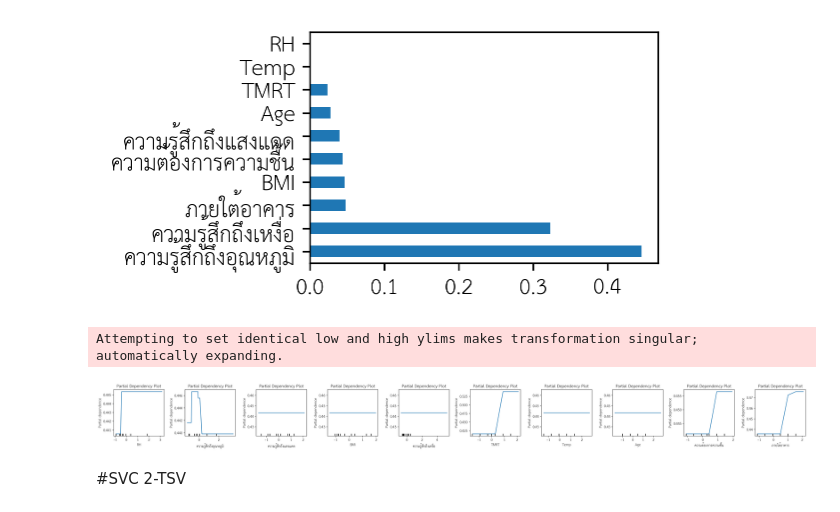
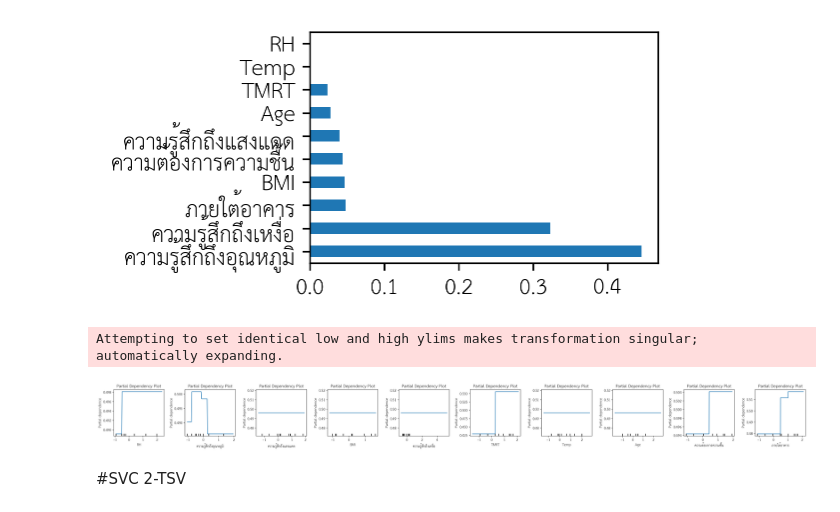
Before and after one commit to Thipwadee/Project2, a Jupyter notebook: 2_TSV_Clf_Models_Explained.ipynb, the cells around one changed output. Cells and saved outputs as stored; diff of their text form; code cells hidden in the pictures.

```diff
--- a/2_TSV_Clf_Models_Explained.ipynb
+++ b/2_TSV_Clf_Models_Explained.ipynb
@@ -376,7 +396,7 @@ fig, axs = plt.subplots(nrows=1, ncols=n_cols, figsize=(n_cols * 3, 3))  # ป
 for i, bf in enumerate(base_features):
     PartialDependenceDisplay.from_estimator(
         result,
-        X_train_scaled,
+        X_train_res,
         features=[bf],
         feature_names=base_features,
         ax=axs[i]  # ใช้ axis ที่ i
@@ -449,7 +469,7 @@ fig, axs = plt.subplots(nrows=1, ncols=n_cols, figsize=(n_cols * 3, 3))  # ป
 for i, bf in enumerate(base_features):
     PartialDependenceDisplay.from_estimator(
         result,
-        X_train_scaled,
+        X_train_res,
         features=[bf],
         feature_names=base_features,
         ax=axs[i]  # ใช้ axis ที่ i
@@ -527,23 +547,23 @@ pd.Series(result.feature_importances_, index=X.columns)\
 # %%
 base_features = ['RH','ความรู้สึกถึงอุณหภูมิ','ความรู้สึกถึงแสงแดด','BMI','ความรู้สึกถึงเหงื่อ','TMRT', 'Temp','Age','ความต้องการความชื้น','ภายใต้อาคาร']
 n_cols = len(base_features)  # จำนวนคอลัมน์ตามจำนวน features
 fig, axs = plt.subplots(nrows=1, ncols=n_cols, figsize=(n_cols * 3, 3))  # ปรับขนาดให้เหมาะสม
 
 for i, bf in enumerate(base_features):
     PartialDependenceDisplay.from_estimator(
         result,
-        X_train_scaled,
+        X_train_res,
         features=[bf],
         feature_names=base_features,
         ax=axs[i]  # ใช้ axis ที่ i
     )
     axs[i].set_title("Partial Dependency Plot")
 
 plt.tight_layout()
 plt.show()
 # %% [output]
 Attempting to set identical low and high ylims makes transformation singular; automatically expanding.
-[figure, old version]
+[figure, new version]
 # %% [markdown]
 #SVC 2-TSV
 # %%
```
Also changed, not shown: parts of 6 cells of this notebook.
